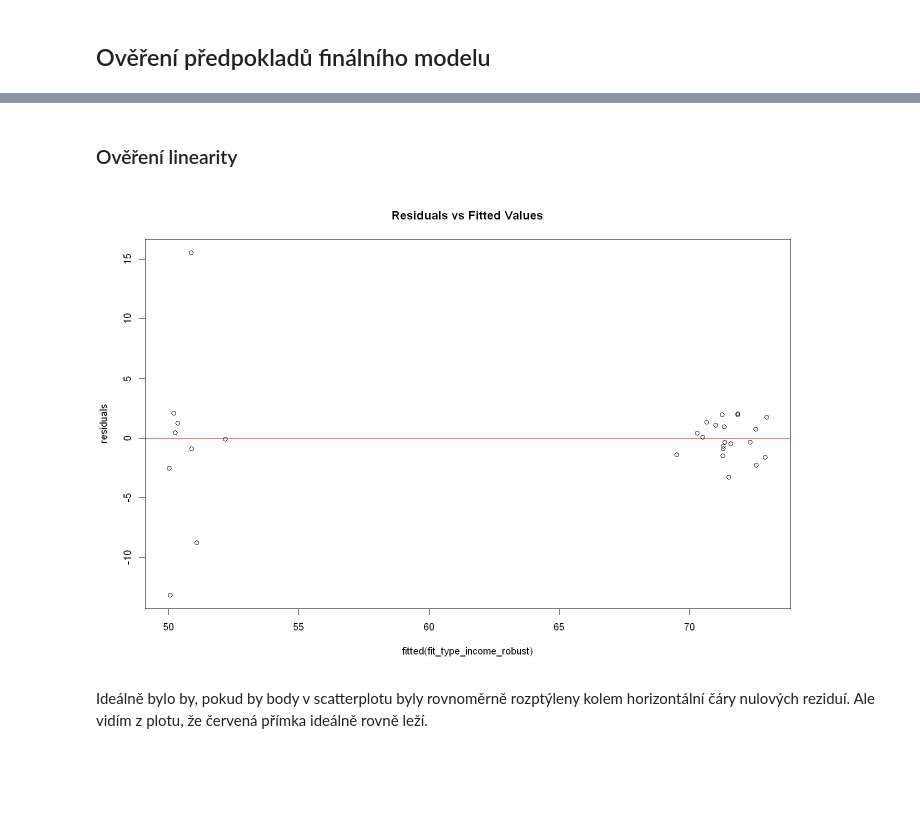
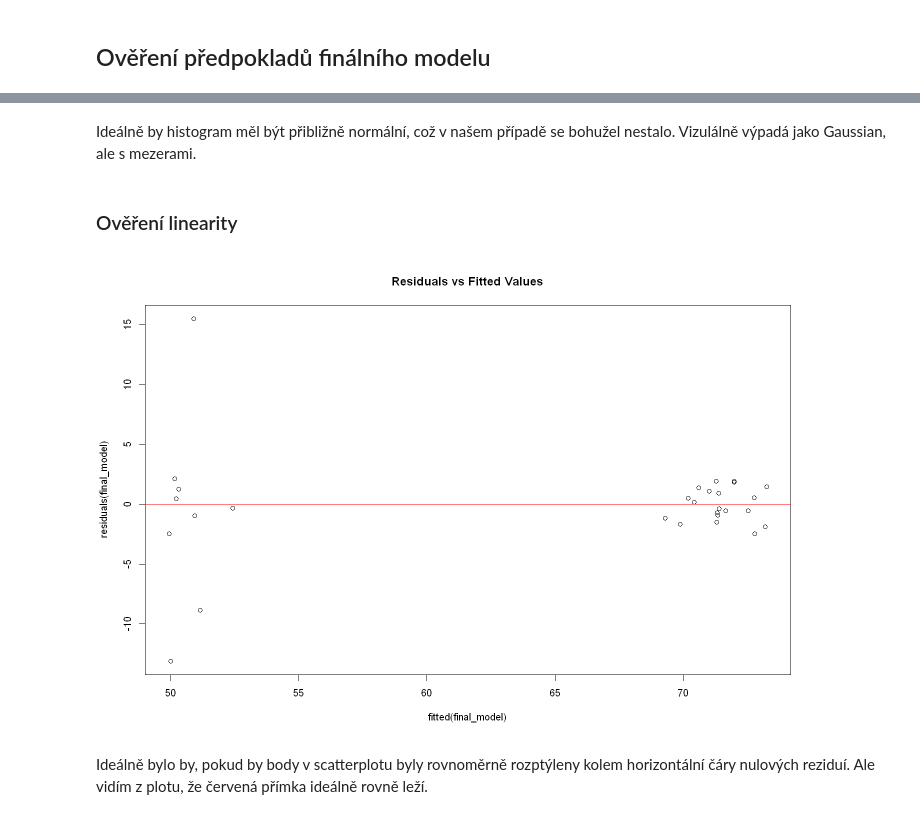
Before and after one commit to xsenyaaax/practicalStatistics, a Jupyter notebook: Project 2/project2.ipynb, the cells around one changed output, grey strips where cells are left out. Drawn from its saved outputs; the diff is of its cells as text; code cells hidden in the pictures; blank space fills up the shorter version.

```diff
--- a/Project 2/project2.ipynb
+++ b/Project 2/project2.ipynb
@@ -1247,11 +1295,12 @@ Náš finální model je model robustní regrese. Předpoklady robustního regre
+# %% [markdown]
+Ideálně by histogram měl být přibližně normální, což v našem případě se bohužel nestalo. Vizulálně výpadá jako Gaussian, ale s mezerami.
 # %% [markdown]
 ### Ověření linearity
 # %%
-residuals <- residuals(final_model)
-plot(fitted(fit_type_income_robust), residuals, main = "Residuals vs Fitted Values")
+plot(fitted(final_model), residuals(final_model), main = "Residuals vs Fitted Values")
 abline(h = 0, col = "red")
 # %% [output]
-[figure, old version]
+[figure, new version]
 # %% [markdown]
 Ideálně bylo by, pokud by body v scatterplotu byly rovnoměrně rozptýleny kolem horizontální čáry nulových reziduí. Ale vidím z plotu, že červená přímka ideálně rovně leží.
 # %% [markdown]
```
Also changed, not shown: parts of 67 cells of this notebook.
